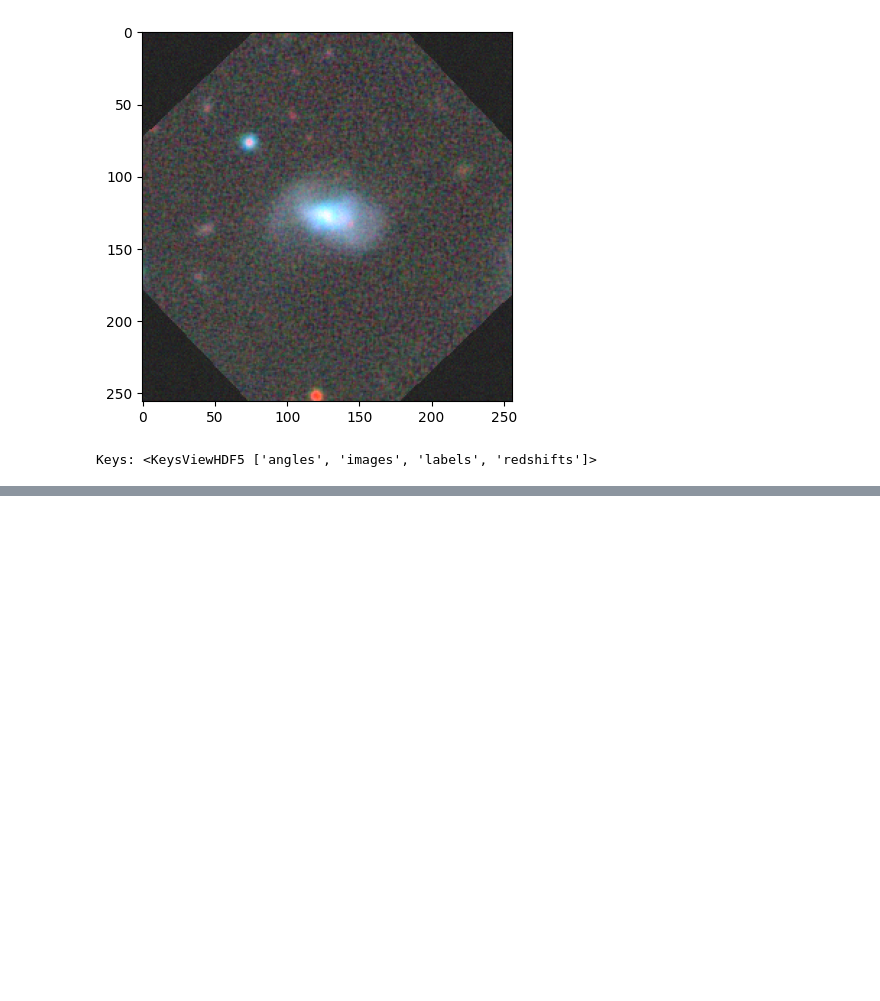
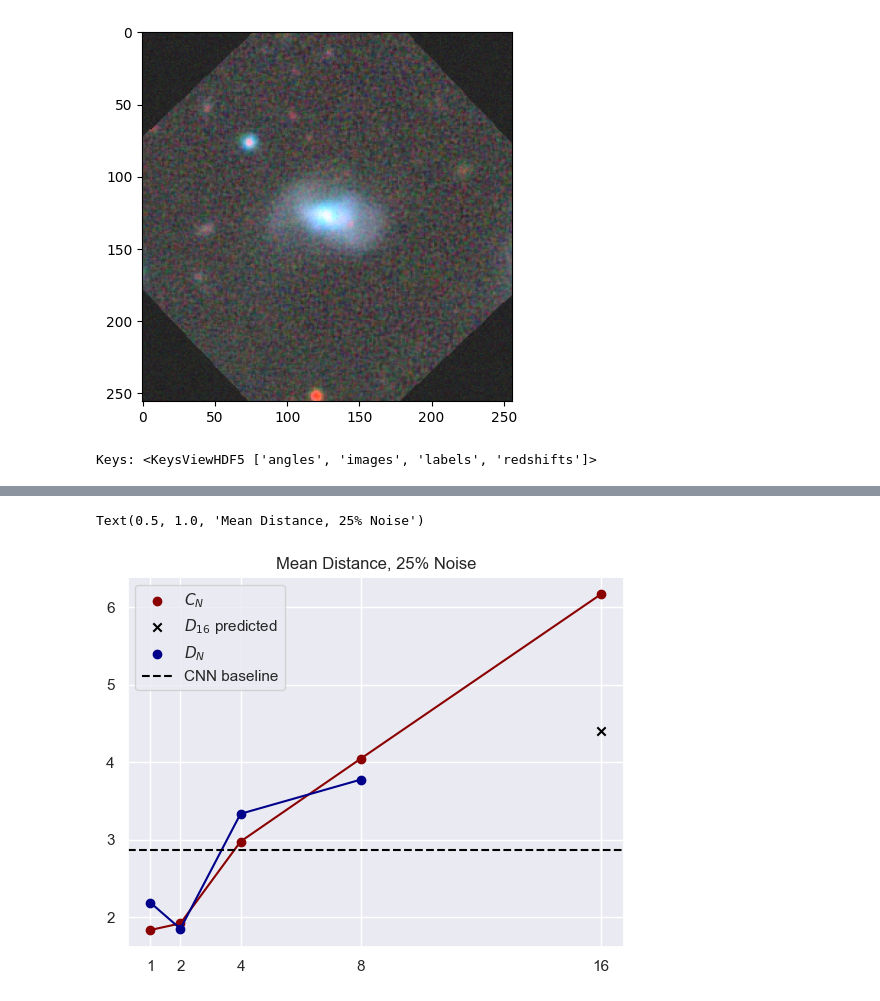
Before and after one commit to snehjp2/GCNNMorphology, a Jupyter notebook: src/notebooks/results_analysis.ipynb, the cells around one changed output, grey strips where cells are left out. Saved outputs shown, nothing was run; the diff lists cells and outputs as text; code cells hidden in the pictures; blank space fills up the shorter version.

Commit message:
final plots

```diff
--- a/src/notebooks/results_analysis.ipynb
+++ b/src/notebooks/results_analysis.ipynb
@@ -324,0 +360,15 @@ Keys: <KeysViewHDF5 ['angles', 'images', 'labels', 'redshifts']>
+# %%
+plt.plot(N_vals, [1.8329848,1.9181615, 2.9753923, 4.0461416,  6.172268], color='darkred')
+plt.scatter(N_vals, [1.8329848,1.9181615, 2.9753923, 4.0461416,  6.172268], label='$C_N$',color='darkred')
+plt.plot(N_vals[:-1], [2.186461,1.8488109, 3.333694, 3.7752242], color='darkblue')
+plt.scatter(16, 4.4, label = '$D_{16}$ predicted', color='black', marker='x')
+# plt.plot([8,16], [3.7752242, 4.4], color = 'deepskyblue', ls ='--')
+
+plt.scatter(N_vals[:-1], [2.186461,1.8488109, 3.333694, 3.7752242], label='$D_N$', color='darkblue')
+plt.axhline(2.8658013, label='CNN baseline', color='black', ls='--')
+plt.xticks(N_vals)
+plt.legend()
+plt.title('Mean Distance, 25% Noise')
+# %% [output]
+Text(0.5, 1.0, 'Mean Distance, 25% Noise')
+[figure, added]
```
Also changed, not shown: parts of 29 cells of this notebook.
